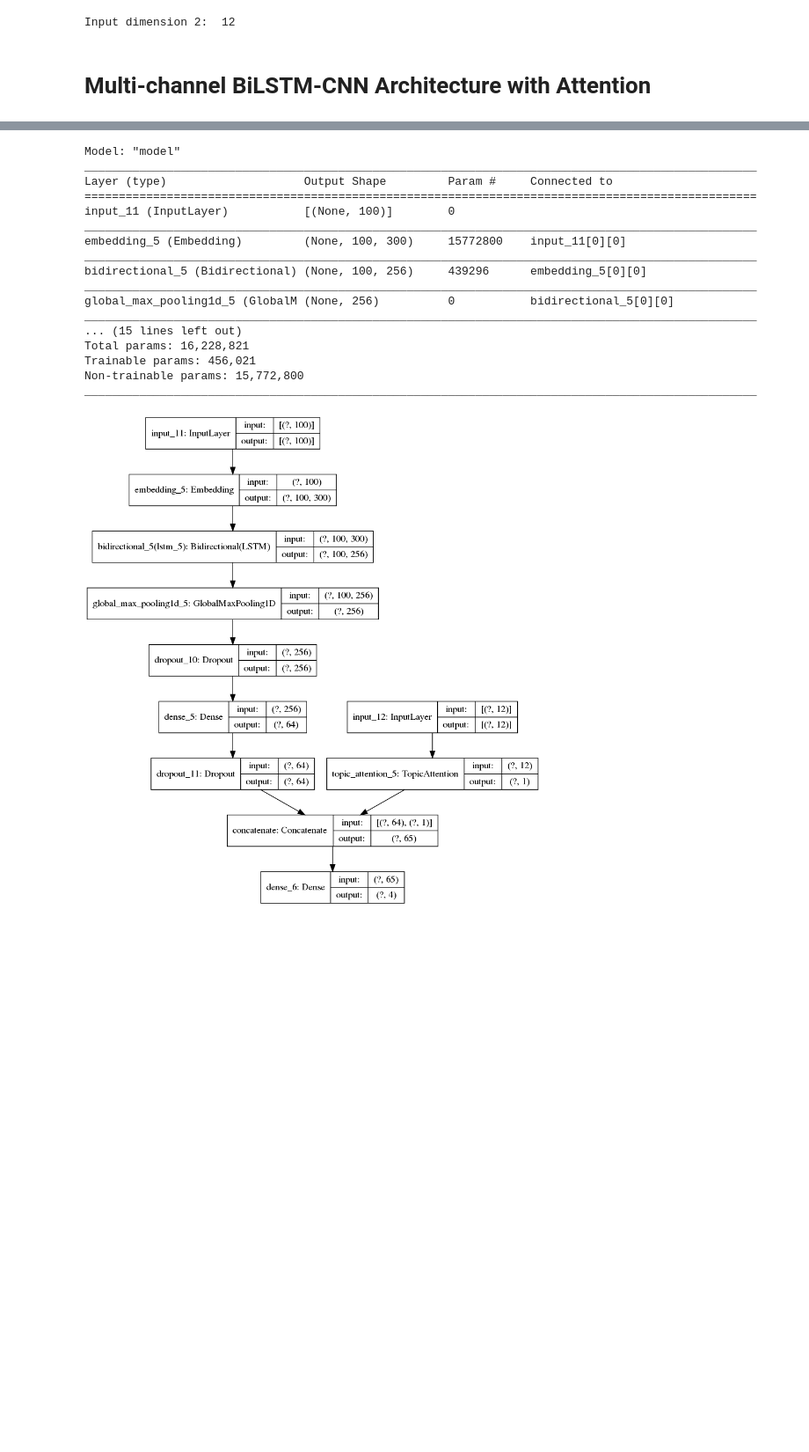
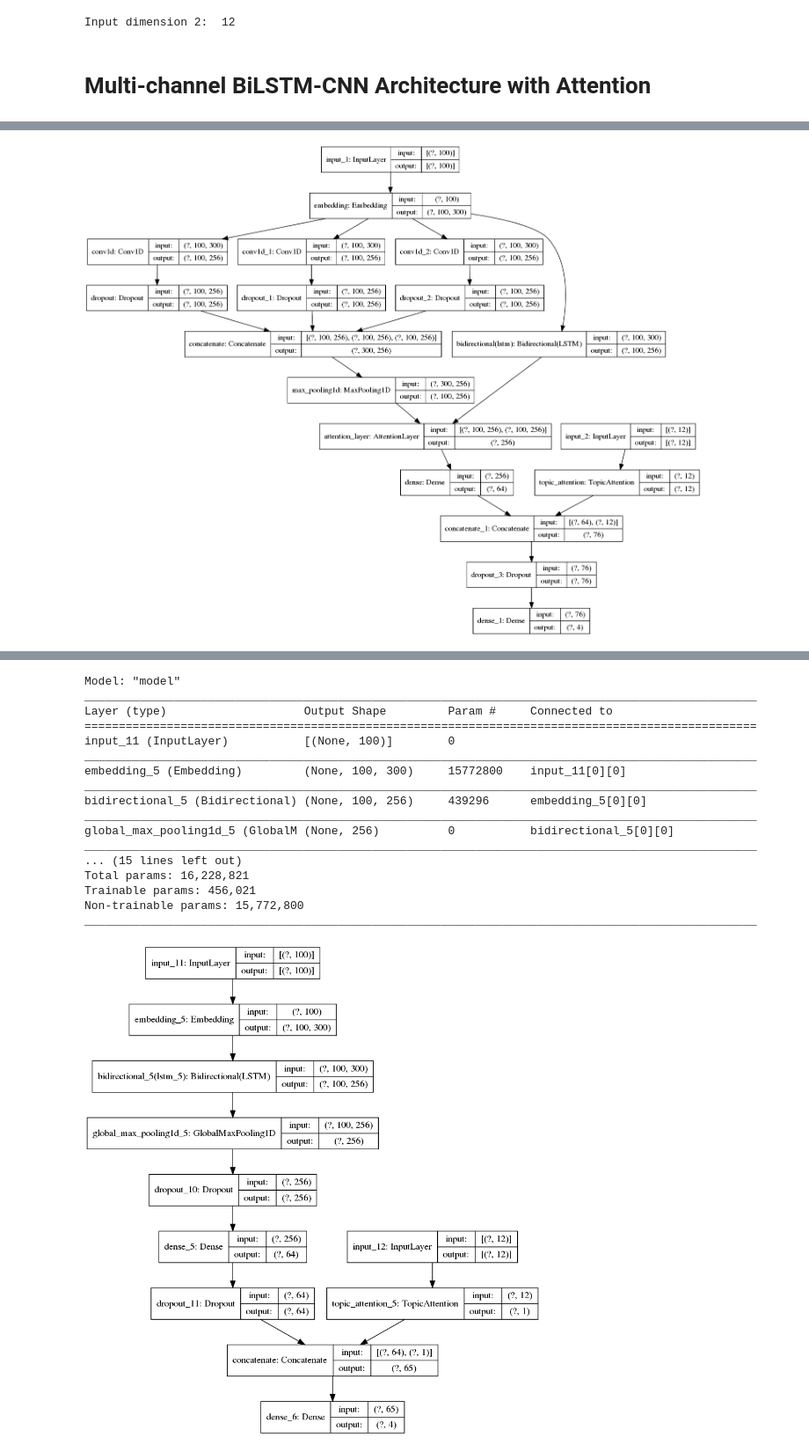
Before and after one commit to athrvkk/ICON-2020-TechDoFication, a Jupyter notebook: classifiers/multi-channel-embeddings-LDA-attention.ipynb, the cells around one changed output, grey strips where cells are left out. Shown at 88% size. Saved outputs shown, nothing was run; the diff lists cells and outputs as text; code cells hidden in the pictures; blank space fills up the shorter version.

Commit message:
uploaded topic input multi-channel-BiLSTM-CNN-with-Attention

```diff
--- a/classifiers/multi-channel-embeddings-LDA-attention.ipynb
+++ b/classifiers/multi-channel-embeddings-LDA-attention.ipynb
@@ -88,5 +100,5 @@ truncating_type='post'
 # %%
-tokenizer, x_train_tokenzied, x_val_tokenzied = tokenize_text(x_train, x_val)
+tokenizer, x_train_tokenzied, x_val_tokenzied = tokenize_text(corpus, x_train, x_val)
 # %%
 x_train_padded, x_val_padded = pad_text(x_train_tokenzied,
                                         x_val_tokenzied,
@@ -110,7 +122,7 @@ len(vocab.keys())
 # Domain Specific Fasttext Embeddings
 # %%
 start = process_time()
-embedding_path1 = "/home/eastwind/word-embeddings/fasttext/TechDofication.mr.raw.ft.skipgram.d300.vec"
+embedding_path1 = "/home/eastwind/word-embeddings/fasttext/TechDofication.mr.raw.complete.ft.skipgram.new.d300.vec"
 embedding_matrix1 = get_embedding_matrix(embedding_path1, vocab, embedding_dim=300)
 end = process_time()
 print("Total time taken: ", end-start)
@@ -177,7 +189,8 @@ class TopicAttention(Layer):
     def call(self, attention_input):
         et = K.squeeze(K.tanh(K.dot(attention_input, self.W) + self.b), axis=-1)
         at = K.expand_dims(K.softmax(et), axis=-1)
-        #attention_output = K.sum(attention_input * at, axis=1)
+        at = attention_input * at
+        #attention_output = K.sum(at, axis=1)
         return at
 
 
@@ -189,0 +245,34 @@ class TopicAttention(Layer):
+# %%
+Input1 = Input(shape=(input_len,))
+Embedding_layer1 = Embedding(input_dim=input_dim1,
+                             output_dim=embedding_dim1,
+                             weights=[embedding_matrix1],
+                             trainable=False)(Input1)
+
+# Embeddings to BiLSTM:
+Lstm = Bidirectional(LSTM(128, dropout=0.3, return_sequences=True))(Embedding_layer1)
+
+# Embeddings to CNN:
+Conv1 = Conv1D(filters=256, kernel_size=3, activation='relu', padding='same')(Embedding_layer1)
+Dropout1 = Dropout(0.3)(Conv1)
+Conv2 = Conv1D(filters=256, kernel_size=4, activation='relu', padding='same')(Embedding_layer1)
+Dropout2 = Dropout(0.3)(Conv2)
+Conv3 = Conv1D(filters=256, kernel_size=5, activation='relu', padding='same')(Embedding_layer1)
+Dropout3 = Dropout(0.3)(Conv3)
+merged = concatenate([Dropout1, Dropout2, Dropout3], axis=1)
+max_pool = MaxPooling1D(pool_size=3)(merged)
+attention1 = AttentionLayer()([Lstm, max_pool])
+Dense1 = Dense(64, activation='relu')(attention1)
+
+# LDA Input:
+Input2 = Input(shape=(input_len2, ))
+attention2 = TopicAttention()(Input2)
+
+merged = concatenate([Dense1, attention2])
+Dropout_dense = Dropout(0.25)(merged)
+
+outputs = Dense(4, activation='softmax')(Dropout_dense)
+
+classifier = Model(inputs=[Input1, Input2], outputs=outputs)
+classifier.compile(optimizer='adam', loss='sparse_categorical_crossentropy', metrics=['acc'])
+classifier.summary()
@@ -189,0 +297,4 @@ class TopicAttention(Layer):
+# %%
+plot_model(classifier, show_shapes=True)
+# %% [output]
+[figure, added]
```
Also changed, not shown: parts of 15 cells of this notebook, 3 other files.
